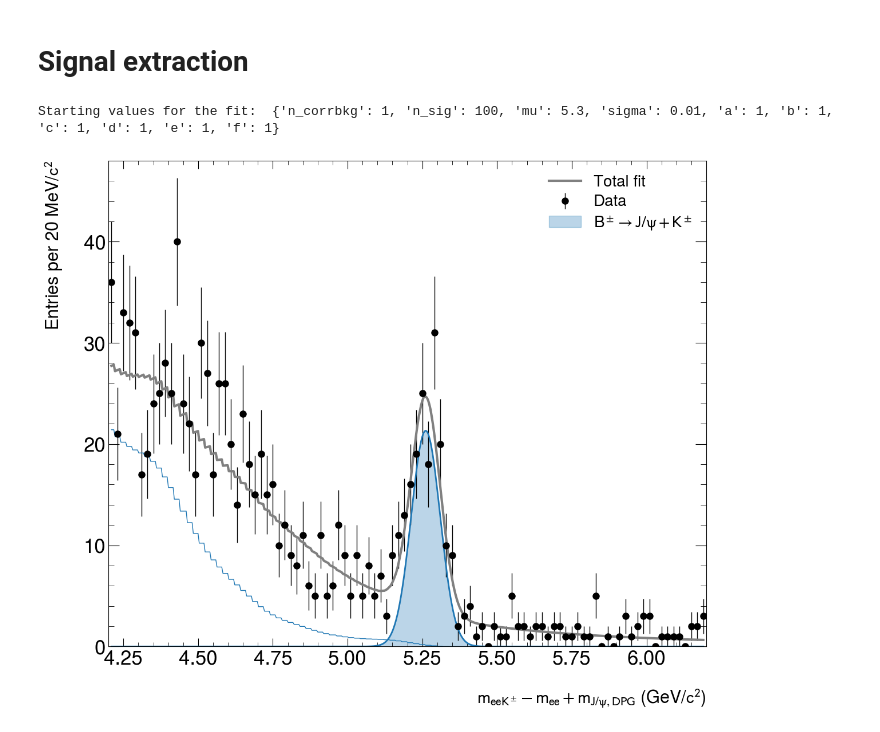
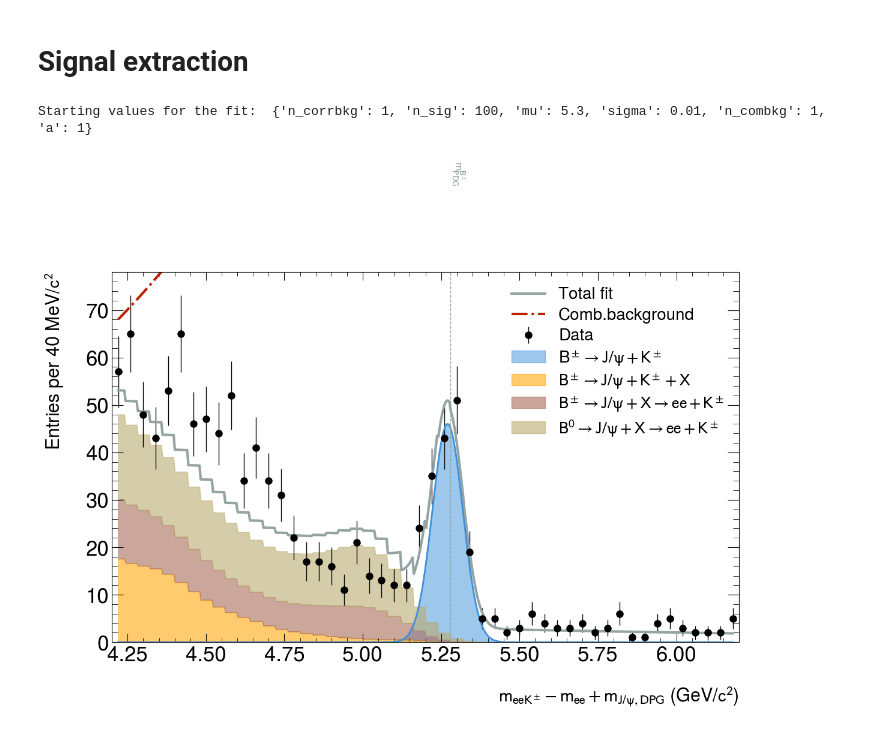
Before and after one commit to torkjellsdatter/B-team, a Jupyter notebook: demo.ipynb, the cells around one changed output. Saved outputs shown, nothing was run; the diff lists cells and outputs as text; code cells hidden in the pictures.

Commit message:
Plotting of correlated background sources added

```diff
--- a/demo.ipynb
+++ b/demo.ipynb
@@ -30,7 +30,8 @@ datasets = [
     "DQ_LHC24ao_pass1_skimmed_dielectron_kaon"
 ]
 # %%
-processor = DataProcessor(directory_to_TRoutput_from_HL, datasets, verbose=False)
+settings = FitSettings()
+processor = DataProcessor(directory_to_TRoutput_from_HL, datasets, verbose=False, settings=settings)
 
 # Read the dataset
 total_data, _ = processor.read_data(read_ME=False)
@@ -80,7 +81,7 @@ processor.compare_to_AnalysisResult(total_data, verbose=False)
 #local_run_df = pd.concat(list_of_dataframes, ignore_index=True) if list_of_dataframes else pd.DataFrame()
 # %%
 MCdatapath = "/Users/idats/cernbox/work/bmeson/analysisOutputRun3/180325_LHC25b17_QA/"
-mc_processor = DataProcessor(MCdatapath, ["LHC25b17"], verbose=False)
+mc_processor = DataProcessor(MCdatapath, ["LHC25b17"], verbose=False, settings=settings)
 
 # Read the dataset
 total_mc, _ = mc_processor.read_data(read_ME=False)
@@ -150,6 +151,8 @@ class TemplateMaker:
         self.signal_template, _ = np.histogram(df_signal[settings.mass_column_name], bins=self.bins)
         self.signal_template_norm  = self.signal_template/np.sum(self.signal_template)
 
+        self.mean_signal_mass = df_signal[settings.mass_column_name].mean()
+
     def _generate_corrbkg_template(self):
 
         self.corrbkg_templates = {}
@@ -172,7 +175,7 @@ class TemplateMaker:
         self._generate_signal_template()
         self._generate_corrbkg_template()
 
-        return self.signal_template_norm, self.corrbkg_templates, self.kde_corrbkg_templates, self.bins
+        return self.mean_signal_mass, self.corrbkg_templates, self.kde_corrbkg_templates, self.bins
 
     def plot_mc_signals(self):
 
@@ -318,30 +348,34 @@ class SignalExtractor:
 # %%
 # I would like it to be: you initialize the fit with wanted signal shape, wanted parameterization for combinatorial background, and template for correlated background
 # FOCUS: Get the signal extraction to work in a loop
 
 # When you managed this: do this:
-# 2: shift the correlated background
+
 # 3: fix the ratio of the correlated background
 # 4: Make it fit the total correlated background
-# 5: colors
+# MAKE SURE YOU GET THE SAME RESULT!
+# 2: shift the correlated background
 
-settings = FitSettings(pTmin=8, pTmax=10, fitMin=4.2, fitMax=6.2, bin_width=0.02, kde_window=0.2)
+settings = FitSettings(pTmin=8, pTmax=10, fitMin=4.2, fitMax=6.2, bin_width=0.04, kde_window=0.2)
 
 # generate MC templates
 templateMaker = TemplateMaker(mc_with_cuts, settings=settings)
-signal_template, corrbkg_template, kde_corrbkg_template, template_bins = templateMaker.generate_mc_templates()
+mc_signal_mass, corrbkg_template, kde_corrbkg_template, template_bins = templateMaker.generate_mc_templates()
 #templateMaker.plot_mc_signals()
 
-extractor = SignalExtractor(data_with_cuts, settings=settings, combkg_function="ratio_second_degree_polynomials")
+extractor = SignalExtractor(data_with_cuts, settings=settings, combkg_function="exponential")
+
+# initialize SE with output from template maker
+#extractor.mc_signal_mass = mc_signal_mass
 extractor.template_bins = template_bins
-extractor.corrbkg_template_counts = kde_corrbkg_template['$B^\\pm \\rightarrow J/\\psi + K^\\pm + X$']
+extractor.corrbkg_template_counts = kde_corrbkg_template
 extractor.bin_data()
 extractor.fit()
 
 extractor.plot_invariant_mass()
 # %% [output]
-Starting values for the fit:  {'n_corrbkg': 1, 'n_sig': 100, 'mu': 5.3, 'sigma': 0.01, 'a': 1, 'b': 1, 'c': 1, 'd': 1, 'e': 1, 'f': 1}
+Starting values for the fit:  {'n_corrbkg': 1, 'n_sig': 100, 'mu': 5.3, 'sigma': 0.01, 'n_combkg': 1, 'a': 1}
-[figure, old version]
+[figure, new version]
 # %%
 def SEbin4(data_with_cuts, mc_with_cuts, combkg_function):
     settings = FitSettings(pTmin=8, pTmax=10, fitMin=4.2, fitMax=6.2, bin_width=0.02, kde_window=0.2)
```
Also changed, not shown: parts of 3 cells of this notebook, 3 other files.
